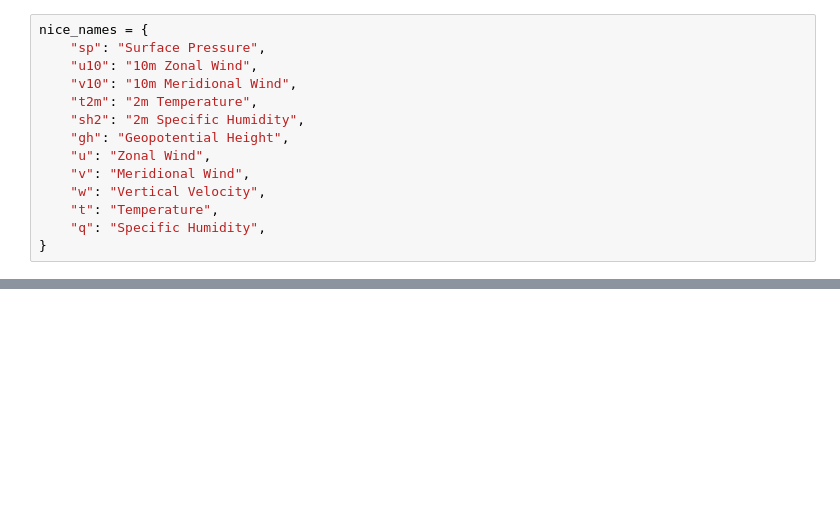
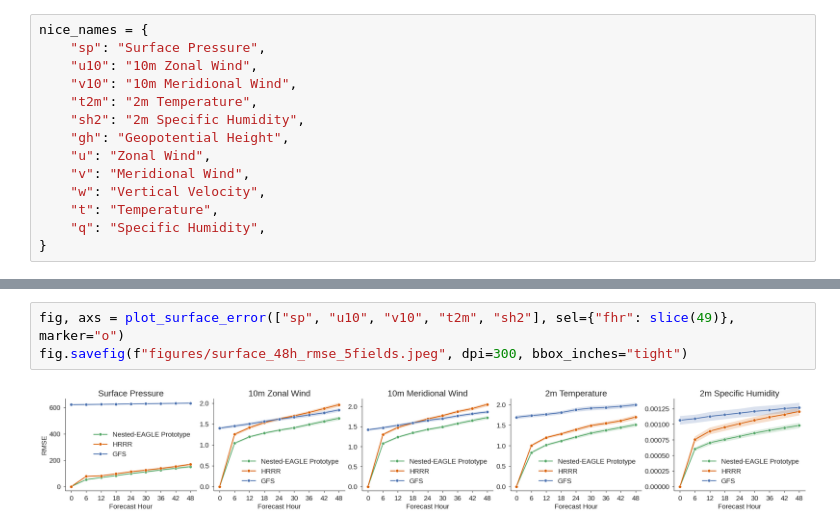
Before and after one commit to timothyas/nested-eagle, a Jupyter notebook: v0/10percent/plot_rmse_vs_baselines.ipynb, the cells around one changed output, grey strips where cells are left out. Drawn from its saved outputs; the diff is of its cells as text; blank space fills up the shorter version.

```diff
--- a/v0/10percent/plot_rmse_vs_baselines.ipynb
+++ b/v0/10percent/plot_rmse_vs_baselines.ipynb
@@ -63,0 +79,5 @@ fig.savefig(f"figures/surface_rmse_2fields.jpeg", dpi=300, bbox_inches="tight")
+# %%
+fig, axs = plot_surface_error(["sp", "u10", "v10", "t2m", "sh2"], sel={"fhr": slice(49)}, marker="o")
+fig.savefig(f"figures/surface_48h_rmse_5fields.jpeg", dpi=300, bbox_inches="tight")
+# %% [output]
+[figure, added]
```
Also changed, not shown: parts of 14 cells of this notebook, 2 other files.
